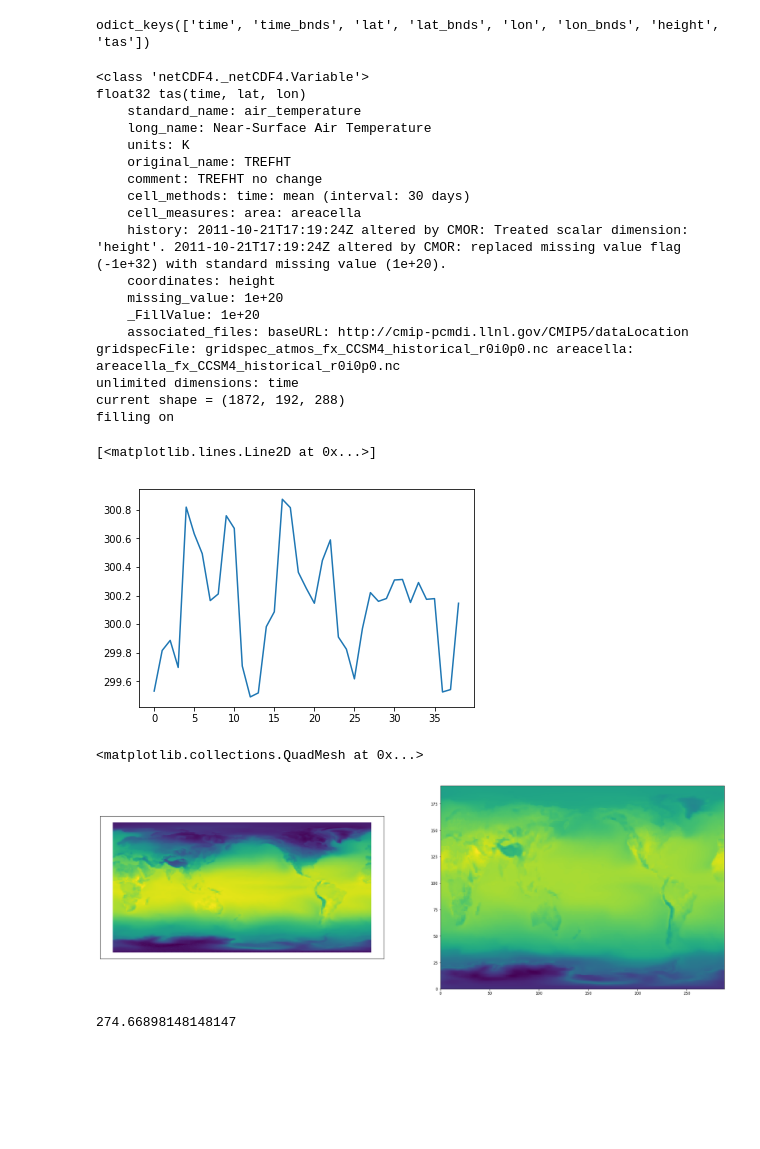
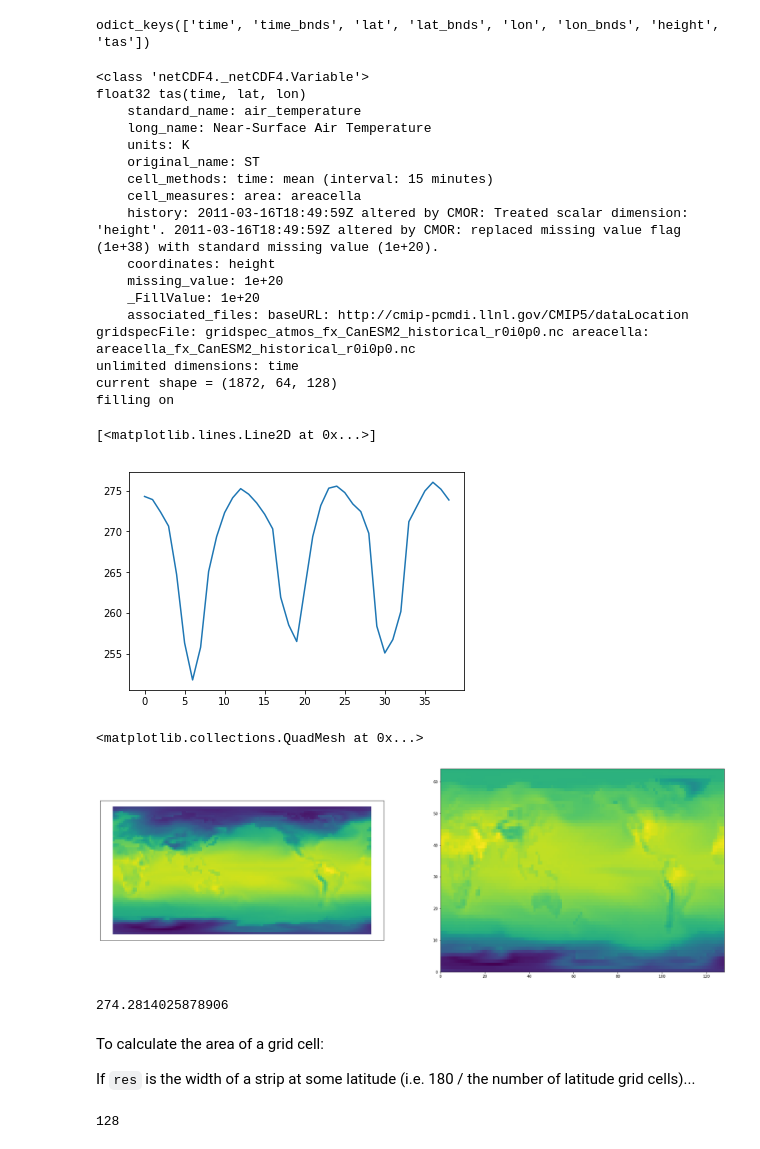
Before and after one commit to Loljaca/Emergent_Constraints, a Jupyter notebook: ExampleCMIPData.ipynb, the cells around one changed output. Cells and saved outputs as stored; diff of their text form; code cells hidden in the pictures; blank space fills up the shorter version.

```diff
--- a/ExampleCMIPData.ipynb
+++ b/ExampleCMIPData.ipynb
@@ -8,2 +6,0 @@ import cartopy.crs as ccrs
-# %%
-filename = '/Users/g/Documents/CMIP5/tas_Amon_CCSM4_historical_r1i1p1_185001-200512.nc'
@@ -31,0 +7,34 @@ root group (NETCDF3_CLASSIC data model, file format NETCDF3):
+# %%
+data_names = ['tas_Amon_ACCESS1-0_historical_r1i1p1_185001-200512.nc',
+    'tas_Amon_bcc-csm1-1_historical_r1i1p1_185001-201212.nc',
+    'tas_Amon_BNU-ESM_historical_r1i1p1_185001-200512.nc',
+    'tas_Amon_CanESM2_historical_r1i1p1_185001-200512.nc',
+    'tas_Amon_CCSM4_historical_r1i1p1_185001-200512.nc',
+    'tas_Amon_CESM1-CAM5_historical_r1i1p1_185001-200512.nc',
+    'tas_Amon_FIO-ESM_historical_r1i1p1_185001-200512.nc',
+    'tas_Amon_inmcm4_historical_r1i1p1_185001-200512.nc',
+    'tas_Amon_MIROC-ESM-CHEM_historical_r1i1p1_185001-200512.nc',
+    'tas_Amon_MIROC5_historical_r1i1p1_185001-201212.nc'
+    'tas_Amon_NorESM1-M_historical_r1i1p1_185001-200512.nc']
+# %%
+def grid_areas(ds):
+    lats = ds.variables['lat'][:]
+    res = 180/ds.variables['lat'].shape[0]
+
+    def sin_d(degrees):
+        return np.sin(degrees / 180 * np.pi)
+
+    s = (sin_d(lats + (res / 2)) - sin_d(lats - (res / 2))) / 2
+    s[0] = 1 -  sin_d(90 - (res / 2))
+    s[-1] = 1 - sin_d(90 - res / 2)
+    areas = np.zeros([ds.variables['lat'].shape[0], ds.variables['lon'].shape[0]])
+    for i in range(ds.variables['lon'].shape[0]):
+        areas[:, i] = s / ds.variables['lon'].shape[0]
+
+    return areas
+# %%
+for i in range(1):# range(len(data_names)):
+    filename = '/Users/g/Documents/CMIP5/'+ data_names[i]
+    ds = nc.Dataset(filename)
+
+    temp_time = np.sum(ds['tas'][:,:,:] * grid_areas(ds), axis=(1,2))
@@ -41,23 +55,22 @@ float32 tas(time, lat, lon)
     standard_name: air_temperature
     long_name: Near-Surface Air Temperature
     units: K
-    original_name: TREFHT
-    comment: TREFHT no change
-    cell_methods: time: mean (interval: 30 days)
+    original_name: ST
+    cell_methods: time: mean (interval: 15 minutes)
     cell_measures: area: areacella
-    history: 2011-10-21T17:19:24Z altered by CMOR: Treated scalar dimension: 'height'. 2011-10-21T17:19:24Z altered by CMOR: replaced missing value flag (-1e+32) with standard missing value (1e+20).
+    history: 2011-03-16T18:49:59Z altered by CMOR: Treated scalar dimension: 'height'. 2011-03-16T18:49:59Z altered by CMOR: replaced missing value flag (1e+38) with standard missing value (1e+20).
     coordinates: height
     missing_value: 1e+20
     _FillValue: 1e+20
-    associated_files: baseURL: http://cmip-pcmdi.llnl.gov/CMIP5/dataLocation gridspecFile: gridspec_atmos_fx_CCSM4_historical_r0i0p0.nc areacella: areacella_fx_CCSM4_historical_r0i0p0.nc
+    associated_files: baseURL: http://cmip-pcmdi.llnl.gov/CMIP5/dataLocation gridspecFile: gridspec_atmos_fx_CanESM2_historical_r0i0p0.nc areacella: areacella_fx_CanESM2_historical_r0i0p0.nc
 unlimited dimensions: time
-current shape = (1872, 192, 288)
+current shape = (1872, 64, 128)
 filling on
 # %%
-plt.plot(ds['tas'][1:40,100,100])
+plt.plot(ds['tas'][1:40,10,10])
 # %% [output]
 [<matplotlib.lines.Line2D at 0x...>]
-[figure, old version]
+[figure, new version]
 # %%
 fig = plt.figure(figsize=(30,10))
 
@@ -68,9 +81,13 @@ ax2 = fig.add_subplot(122)
 ax2.pcolormesh(ds['tas'][7,:,:])
 # %% [output]
 <matplotlib.collections.QuadMesh at 0x...>
-[figure, old version]
+[figure, new version]
 # %%
 simple_mean = np.mean(ds['tas'][1,:,:])
 simple_mean
 # %% [output]
-274.66898148148147
+274.2814025878906
+# %% [markdown]
+To calculate the area of a grid cell:
+
+If `res` is the width of a strip at some latitude (i.e. 180 / the number of latitude grid cells)...
@@ -76,0 +107,4 @@ simple_mean
+# %%
+ds.variables['lon'].shape[0]
+# %% [output]
+128
```
Also changed, not shown: parts of 6 cells of this notebook.
